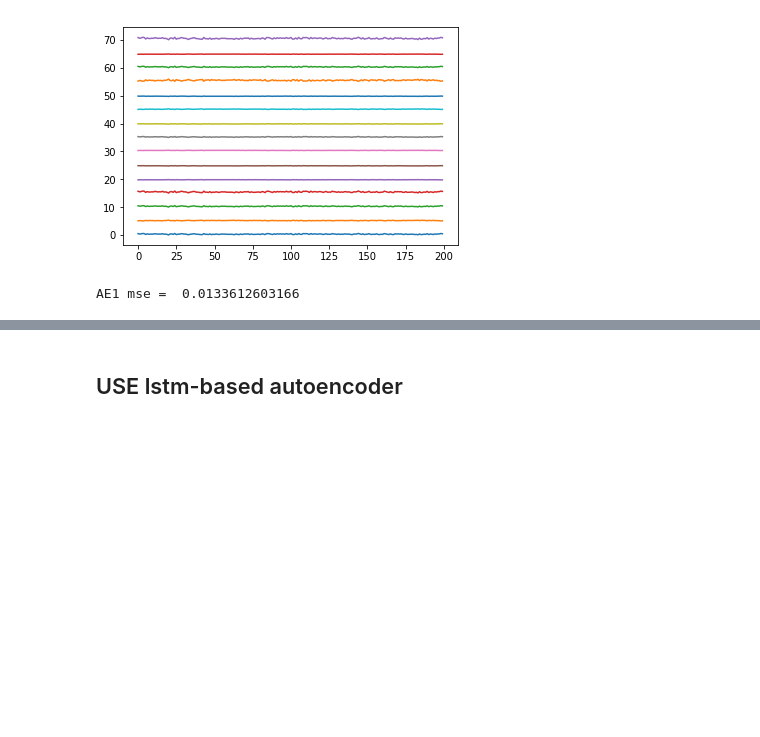
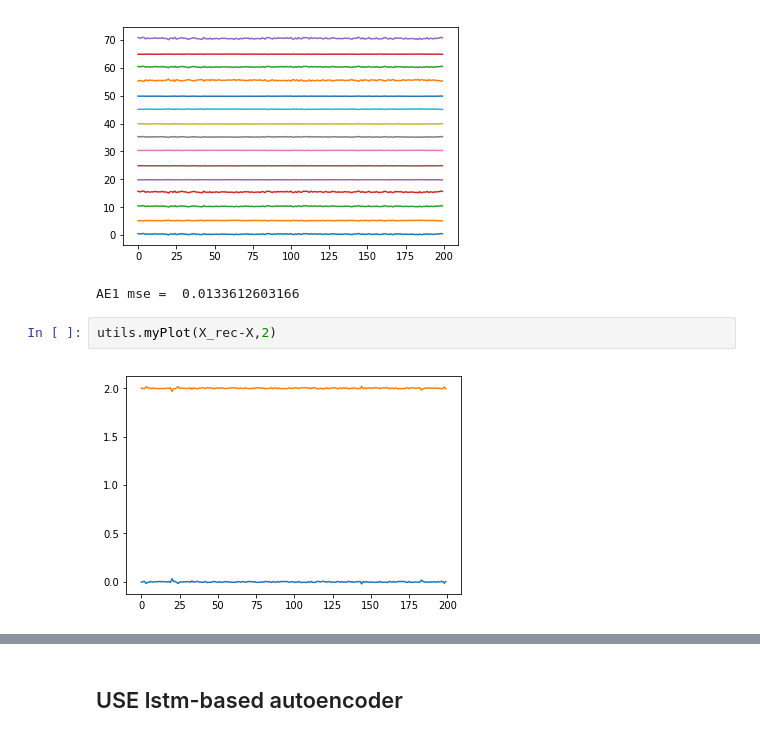
Before and after one commit to shadiakiki1986/test-ml, a Jupyter notebook: t2-LSTM/t1e1_pca_ae_nonlinear-2-unchained-Copy3-repeat with tensorboard and white noise.ipynb, the cells around one changed output, grey strips where cells are left out. Drawn from its saved outputs; the diff is of its cells as text; blank space fills up the shorter version.

```diff
--- a/t2-LSTM/t1e1_pca_ae_nonlinear-2-unchained-Copy3-1st attempt again with tensorboard.ipynb
+++ b/t2-LSTM/t1e1_pca_ae_nonlinear-2-unchained-Copy3-repeat with tensorboard and white noise.ipynb
@@ -132,5 +132,9 @@ Non-trainable params: 0
 _________________________________________________________________
 [figure]
 AE1 mse =  0.0133612603166
+# %%
+utils.myPlot(X_rec-X,2)
+# %% [output]
+[figure, added]
 # %%
 # https://stackoverflow.com/a/43549608/4126114
```
Also changed, not shown: parts of 8 cells of this notebook, 5 other files.
